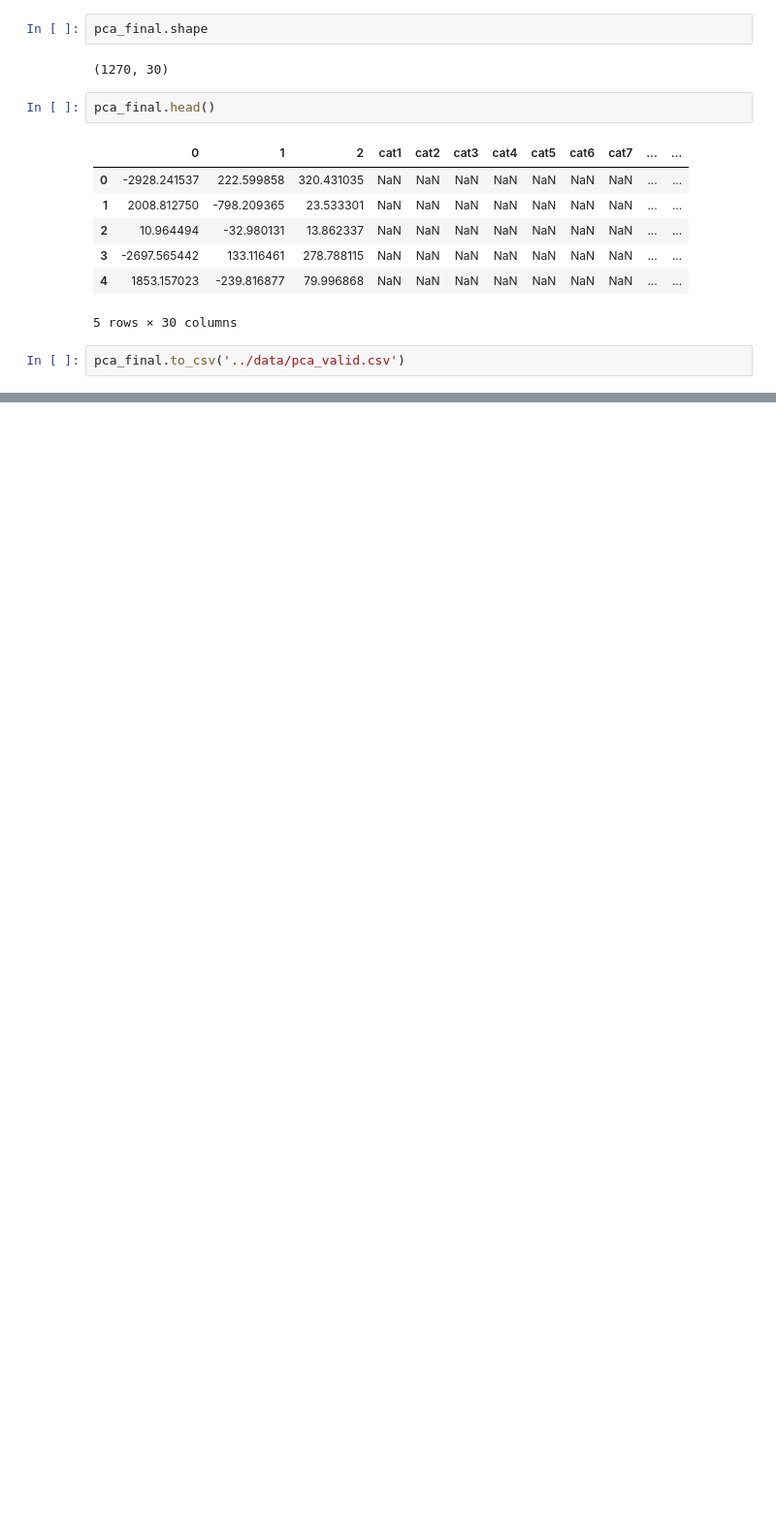
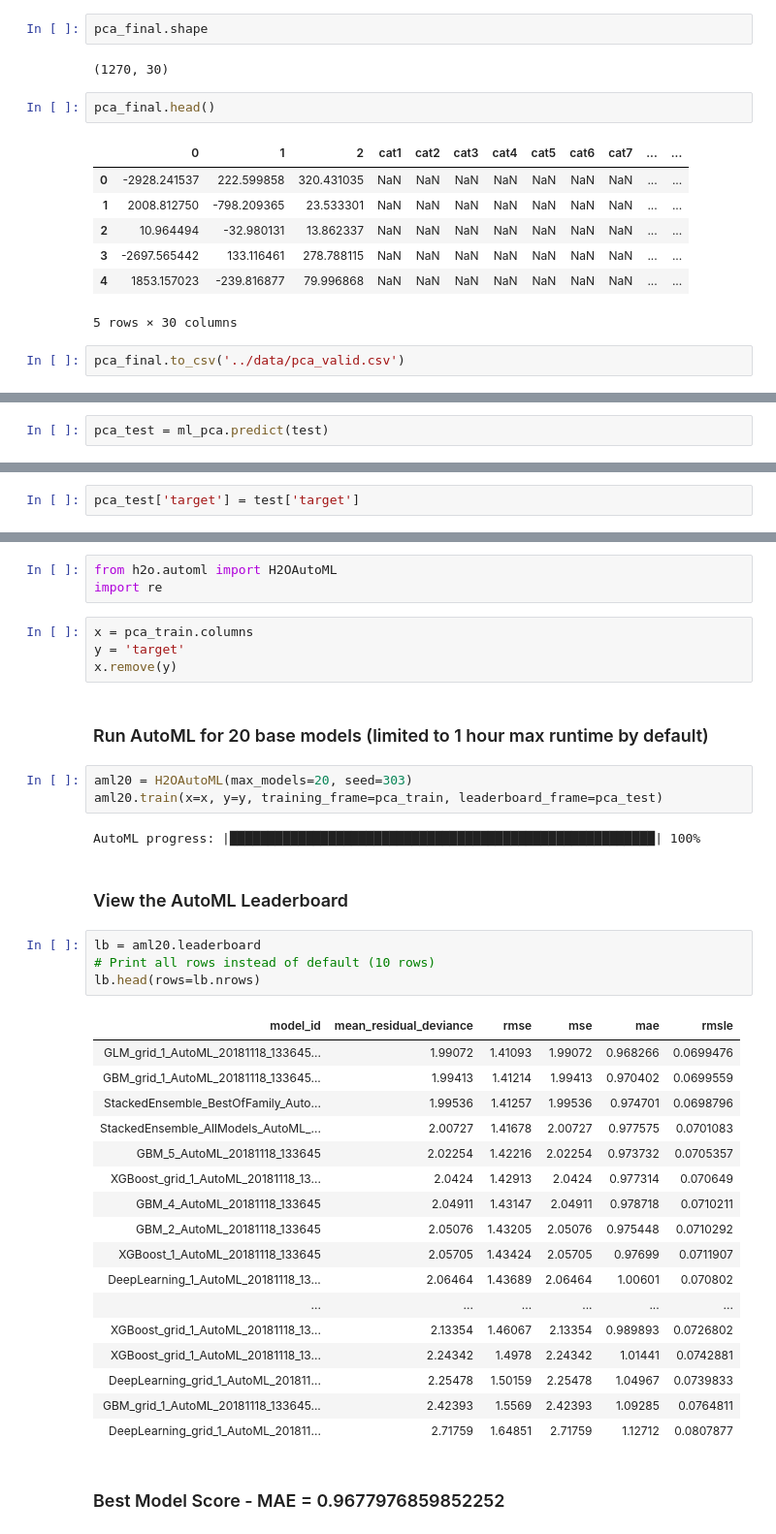
Before and after one commit to dhbrand/iaa_fall3_hw, a Jupyter notebook: dm/proj/dave_featclust.ipynb, the cells around one changed output, grey strips where cells are left out. Shown at 97% size. Cells and saved outputs as stored; diff of their text form; blank space fills up the shorter version.

```diff
--- a/dm/proj/dave_featclust.ipynb
+++ b/dm/proj/dave_featclust.ipynb
@@ -244,0 +349,2 @@ pca_final.to_csv('../data/pca_valid.csv')
+# %%
+pca_test = ml_pca.predict(test)
@@ -244,0 +353,2 @@ pca_final.to_csv('../data/pca_valid.csv')
+# %%
+pca_test['target'] = test['target']
@@ -244,0 +357,40 @@ pca_final.to_csv('../data/pca_valid.csv')
+# %%
+from h2o.automl import H2OAutoML
+import re
+# %%
+x = pca_train.columns
+y = 'target'
+x.remove(y)
+# %% [markdown]
+### Run AutoML for 20 base models (limited to 1 hour max runtime by default)
+# %%
+aml20 = H2OAutoML(max_models=20, seed=303)
+aml20.train(x=x, y=y, training_frame=pca_train, leaderboard_frame=pca_test)
+# %% [output]
+AutoML progress: |████████████████████████████████████████████████████████| 100%
+# %% [markdown]
+### View the AutoML Leaderboard
+# %%
+lb = aml20.leaderboard
+# Print all rows instead of default (10 rows)
+lb.head(rows=lb.nrows)
+# %% [output]
+| model_id | mean_residual_deviance | rmse | mse | mae | rmsle |
+| GLM_grid_1_AutoML_20181118_133645... | 1.99072 | 1.41093 | 1.99072 | 0.968266 | 0.0699476 |
+| GBM_grid_1_AutoML_20181118_133645... | 1.99413 | 1.41214 | 1.99413 | 0.970402 | 0.0699559 |
+| StackedEnsemble_BestOfFamily_Auto... | 1.99536 | 1.41257 | 1.99536 | 0.974701 | 0.0698796 |
+| StackedEnsemble_AllModels_AutoML_... | 2.00727 | 1.41678 | 2.00727 | 0.977575 | 0.0701083 |
+| GBM_5_AutoML_20181118_133645 | 2.02254 | 1.42216 | 2.02254 | 0.973732 | 0.0705357 |
+| XGBoost_grid_1_AutoML_20181118_13... | 2.0424 | 1.42913 | 2.0424 | 0.977314 | 0.070649 |
+| GBM_4_AutoML_20181118_133645 | 2.04911 | 1.43147 | 2.04911 | 0.978718 | 0.0710211 |
+| GBM_2_AutoML_20181118_133645 | 2.05076 | 1.43205 | 2.05076 | 0.975448 | 0.0710292 |
+| XGBoost_1_AutoML_20181118_133645 | 2.05705 | 1.43424 | 2.05705 | 0.97699 | 0.0711907 |
+| DeepLearning_1_AutoML_20181118_13... | 2.06464 | 1.43689 | 2.06464 | 1.00601 | 0.070802 |
+| ... | ... | ... | ... | ... | ... |
+| XGBoost_grid_1_AutoML_20181118_13... | 2.13354 | 1.46067 | 2.13354 | 0.989893 | 0.0726802 |
+| XGBoost_grid_1_AutoML_20181118_13... | 2.24342 | 1.4978 | 2.24342 | 1.01441 | 0.0742881 |
+| DeepLearning_grid_1_AutoML_201811... | 2.25478 | 1.50159 | 2.25478 | 1.04967 | 0.0739833 |
+| GBM_grid_1_AutoML_20181118_133645... | 2.42393 | 1.5569 | 2.42393 | 1.09285 | 0.0764811 |
+| DeepLearning_grid_1_AutoML_201811... | 2.71759 | 1.64851 | 2.71759 | 1.12712 | 0.0807877 |
+# %% [markdown]
+### Best Model Score - MAE = 0.9677976859852252
```
Also changed, not shown: parts of 47 cells of this notebook, 8 other files.
